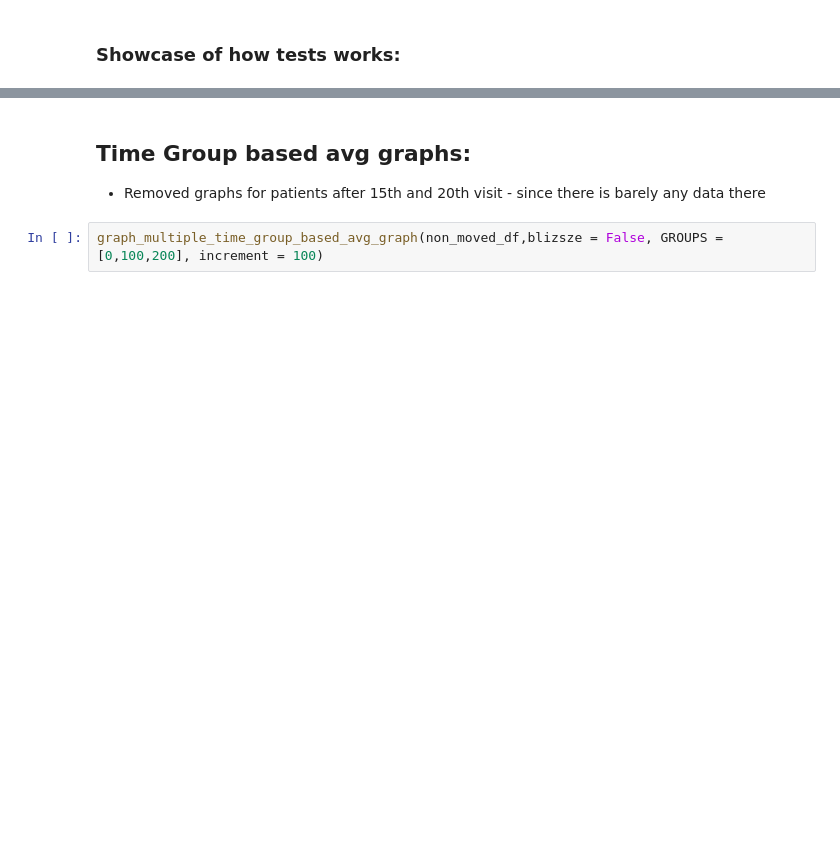
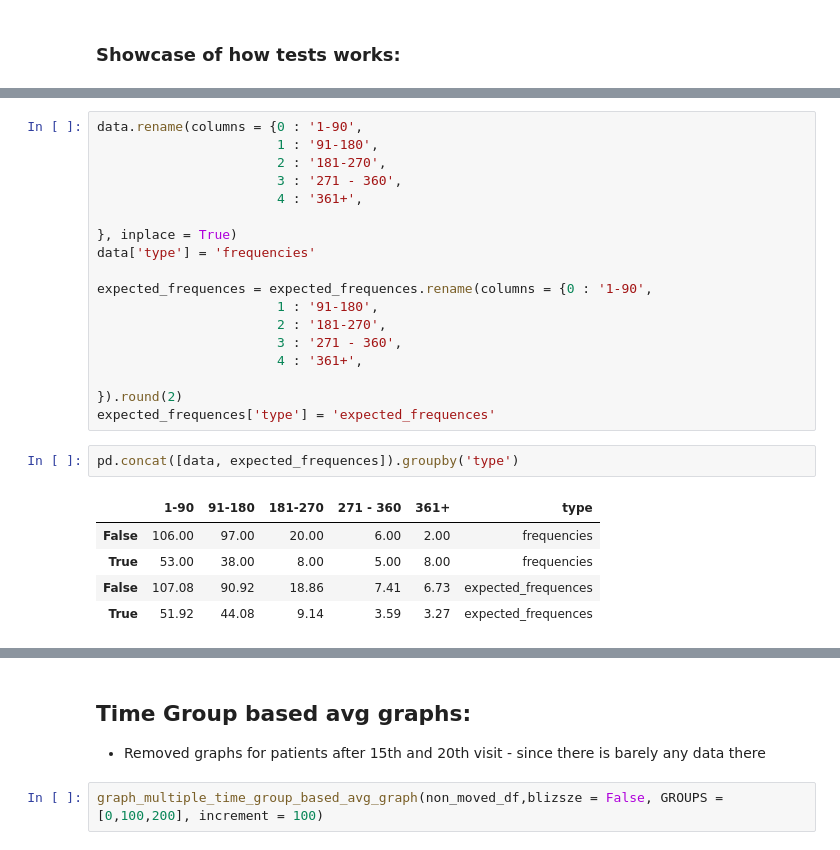
Before and after one commit to szczekulskij/long-term-analysis-of-pws, a Jupyter notebook: main.ipynb, the cells around one changed output, grey strips where cells are left out. Cells and saved outputs as stored; diff of their text form; blank space fills up the shorter version.

```diff
--- a/main.ipynb
+++ b/main.ipynb
@@ -365,3 +367,29 @@ expected frequencies were:
 |  | 0 | 1 | 2 | 3 | 4 |
 | False | 107.081633 | 90.918367 | 18.857143 | 7.408163 | 6.734694 |
 | True | 51.918367 | 44.081633 | 9.142857 | 3.591837 | 3.265306 |
+# %%
+data.rename(columns = {0 : '1-90',
+                       1 : '91-180',
+                       2 : '181-270',
+                       3 : '271 - 360',
+                       4 : '361+',
+
+}, inplace = True)
+data['type'] = 'frequencies'
+
+expected_frequences = expected_frequences.rename(columns = {0 : '1-90',
+                       1 : '91-180',
+                       2 : '181-270',
+                       3 : '271 - 360',
+                       4 : '361+',
+
+}).round(2)
+expected_frequences['type'] = 'expected_frequences'
+# %%
+pd.concat([data, expected_frequences]).groupby('type')
+# %% [output]
+|  | 1-90 | 91-180 | 181-270 | 271 - 360 | 361+ | type |
+| False | 106.00 | 97.00 | 20.00 | 6.00 | 2.00 | frequencies |
+| True | 53.00 | 38.00 | 8.00 | 5.00 | 8.00 | frequencies |
+| False | 107.08 | 90.92 | 18.86 | 7.41 | 6.73 | expected_frequences |
+| True | 51.92 | 44.08 | 9.14 | 3.59 | 3.27 | expected_frequences |
```
Also changed, not shown: parts of 14 cells of this notebook, 1 other file.
